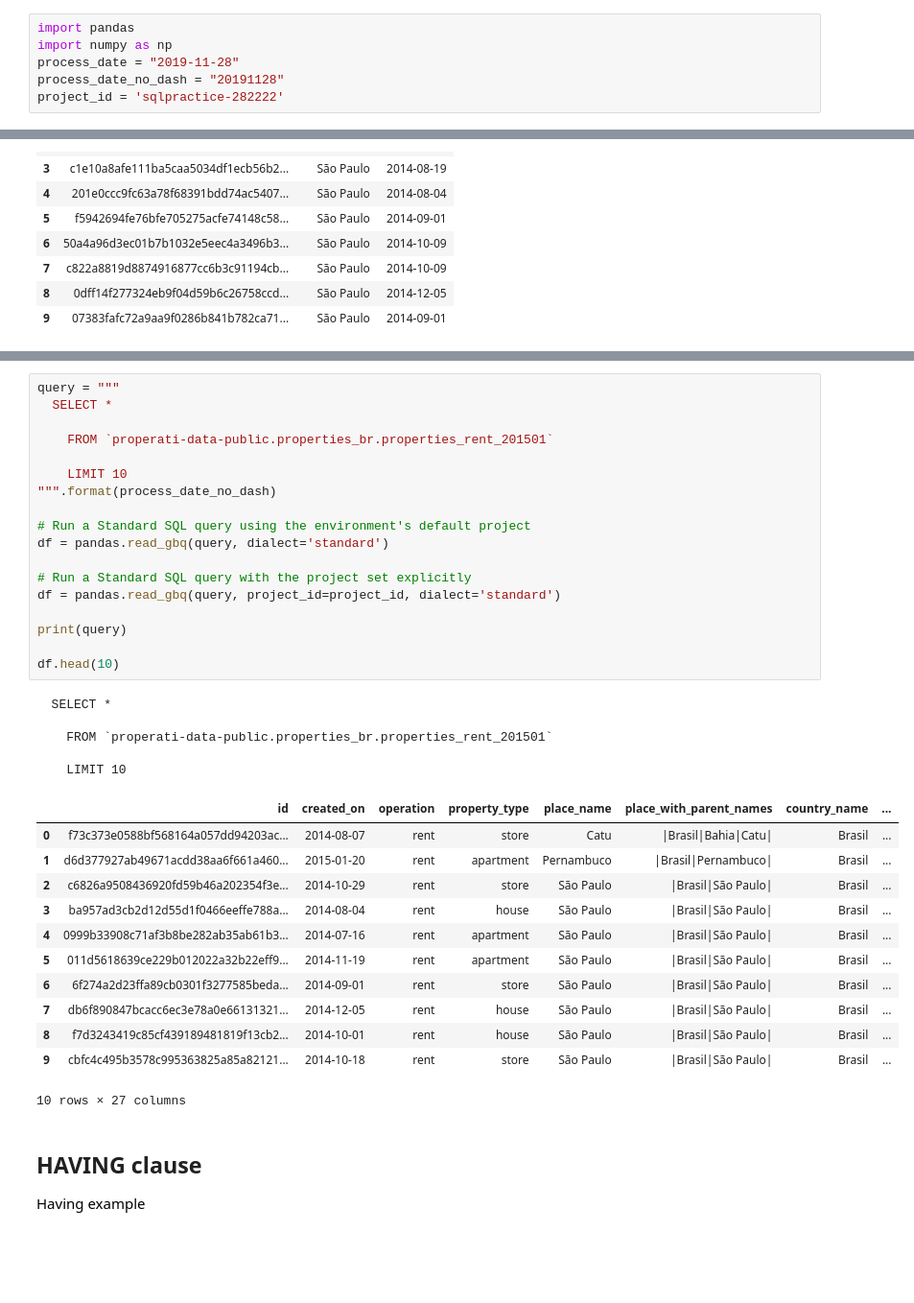
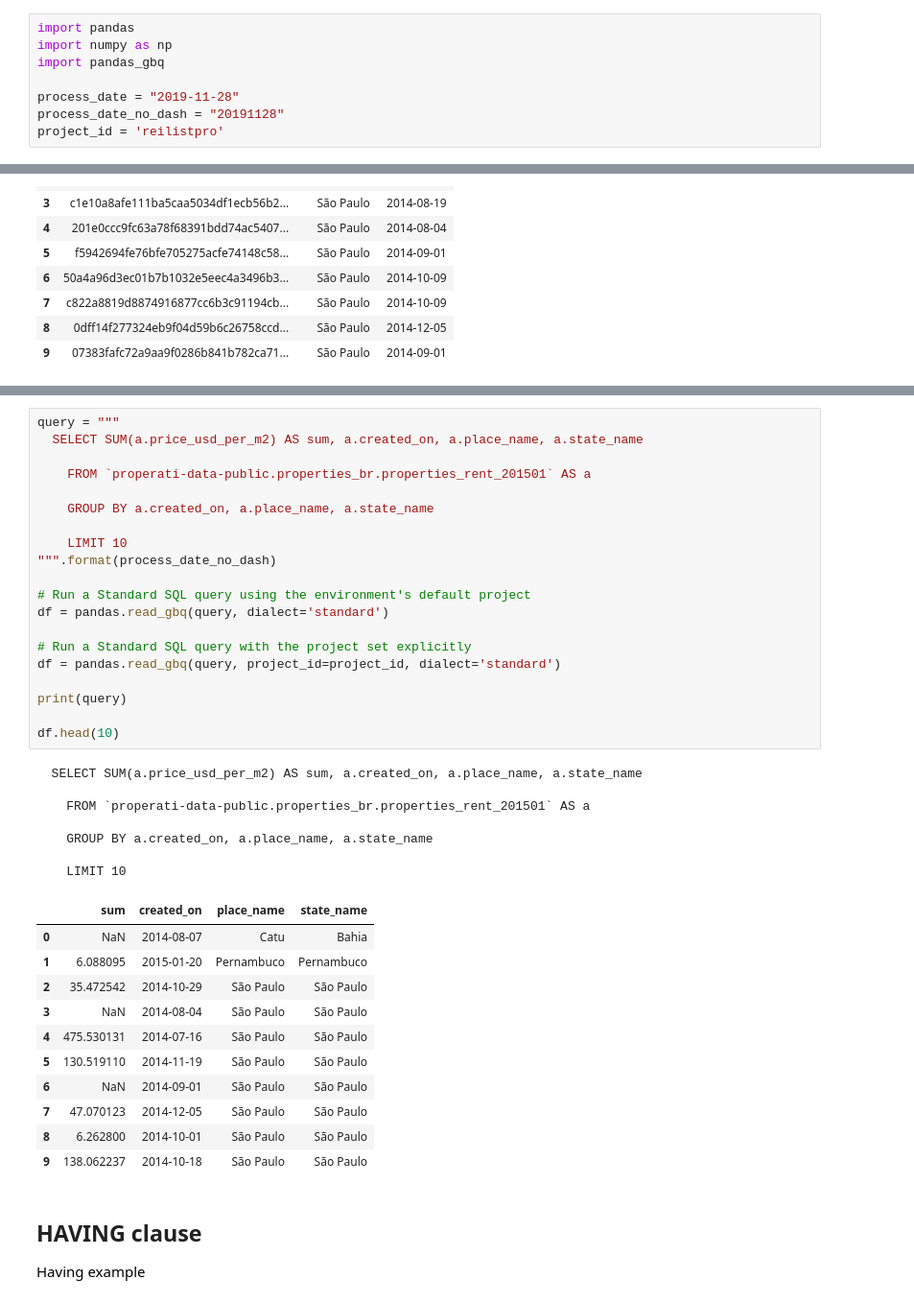
Before and after one commit to bornsky/RealEstate_SQL, a Jupyter notebook: SQL_BQ.ipynb, the cells around one changed output, grey strips where cells are left out. Shown at 96% size. Drawn from its saved outputs; the diff is of its cells as text; blank space fills up the shorter version.

Commit message:
example GROUP BY

```diff
--- a/SQL_BQ.ipynb
+++ b/SQL_BQ.ipynb
@@ -6,9 +8,11 @@
 # %%
 import pandas
 import numpy as np
+import pandas_gbq
+
 process_date = "2019-11-28"
 process_date_no_dash = "20191128"
-project_id = 'sqlpractice-282222'
+project_id = 'reilistpro'
 # %% [markdown]
 <b>SQL Queries</b>
 <p>The SELECT * returns every columns in the </p>
@@ -149,39 +155,42 @@ df.head(10)
 # %%
 query = """
-  SELECT *
+  SELECT SUM(a.price_usd_per_m2) AS sum, a.created_on, a.place_name, a.state_name
 
-    FROM `properati-data-public.properties_br.properties_rent_201501`
+    FROM `properati-data-public.properties_br.properties_rent_201501` AS a
+
+    GROUP BY a.created_on, a.place_name, a.state_name
 
     LIMIT 10
 """.format(process_date_no_dash)
 
 # Run a Standard SQL query using the environment's default project
 df = pandas.read_gbq(query, dialect='standard')
 
 # Run a Standard SQL query with the project set explicitly
 df = pandas.read_gbq(query, project_id=project_id, dialect='standard')
 
 print(query)
 
 df.head(10)
 # %% [output]
-  SELECT *
+  SELECT SUM(a.price_usd_per_m2) AS sum, a.created_on, a.place_name, a.state_name
 
-    FROM `properati-data-public.properties_br.properties_rent_201501`
+    FROM `properati-data-public.properties_br.properties_rent_201501` AS a
+
+    GROUP BY a.created_on, a.place_name, a.state_name
 
     LIMIT 10
-|  | id | created_on | operation | property_type | place_name | place_with_parent_names | country_name | ... |
-| 0 | f73c373e0588bf568164a057dd94203ac... | 2014-08-07 | rent | store | Catu | |Brasil|Bahia|Catu| | Brasil | ... |
-| 1 | d6d377927ab49671acdd38aa6f661a460... | 2015-01-20 | rent | apartment | Pernambuco | |Brasil|Pernambuco| | Brasil | ... |
-| 2 | c6826a9508436920fd59b46a202354f3e... | 2014-10-29 | rent | store | São Paulo | |Brasil|São Paulo| | Brasil | ... |
-| 3 | ba957ad3cb2d12d55d1f0466eeffe788a... | 2014-08-04 | rent | house | São Paulo | |Brasil|São Paulo| | Brasil | ... |
-| 4 | 0999b33908c71af3b8be282ab35ab61b3... | 2014-07-16 | rent | apartment | São Paulo | |Brasil|São Paulo| | Brasil | ... |
-| 5 | 011d5618639ce229b012022a32b22eff9... | 2014-11-19 | rent | apartment | São Paulo | |Brasil|São Paulo| | Brasil | ... |
-| 6 | 6f274a2d23ffa89cb0301f3277585beda... | 2014-09-01 | rent | store | São Paulo | |Brasil|São Paulo| | Brasil | ... |
-| 7 | db6f890847bcacc6ec3e78a0e66131321... | 2014-12-05 | rent | house | São Paulo | |Brasil|São Paulo| | Brasil | ... |
-| 8 | f7d3243419c85cf439189481819f13cb2... | 2014-10-01 | rent | house | São Paulo | |Brasil|São Paulo| | Brasil | ... |
-| 9 | cbfc4c495b3578c995363825a85a82121... | 2014-10-18 | rent | store | São Paulo | |Brasil|São Paulo| | Brasil | ... |
+|  | sum | created_on | place_name | state_name |
+| 0 | NaN | 2014-08-07 | Catu | Bahia |
+| 1 | 6.088095 | 2015-01-20 | Pernambuco | Pernambuco |
+| 2 | 35.472542 | 2014-10-29 | São Paulo | São Paulo |
+| 3 | NaN | 2014-08-04 | São Paulo | São Paulo |
+| 4 | 475.530131 | 2014-07-16 | São Paulo | São Paulo |
+| 5 | 130.519110 | 2014-11-19 | São Paulo | São Paulo |
+| 6 | NaN | 2014-09-01 | São Paulo | São Paulo |
+| 7 | 47.070123 | 2014-12-05 | São Paulo | São Paulo |
+| 8 | 6.262800 | 2014-10-01 | São Paulo | São Paulo |
+| 9 | 138.062237 | 2014-10-18 | São Paulo | São Paulo |
-10 rows × 27 columns
 # %% [markdown]
 <h2>HAVING clause</h2>
 
```
Also changed, not shown: parts of 8 cells of this notebook.
